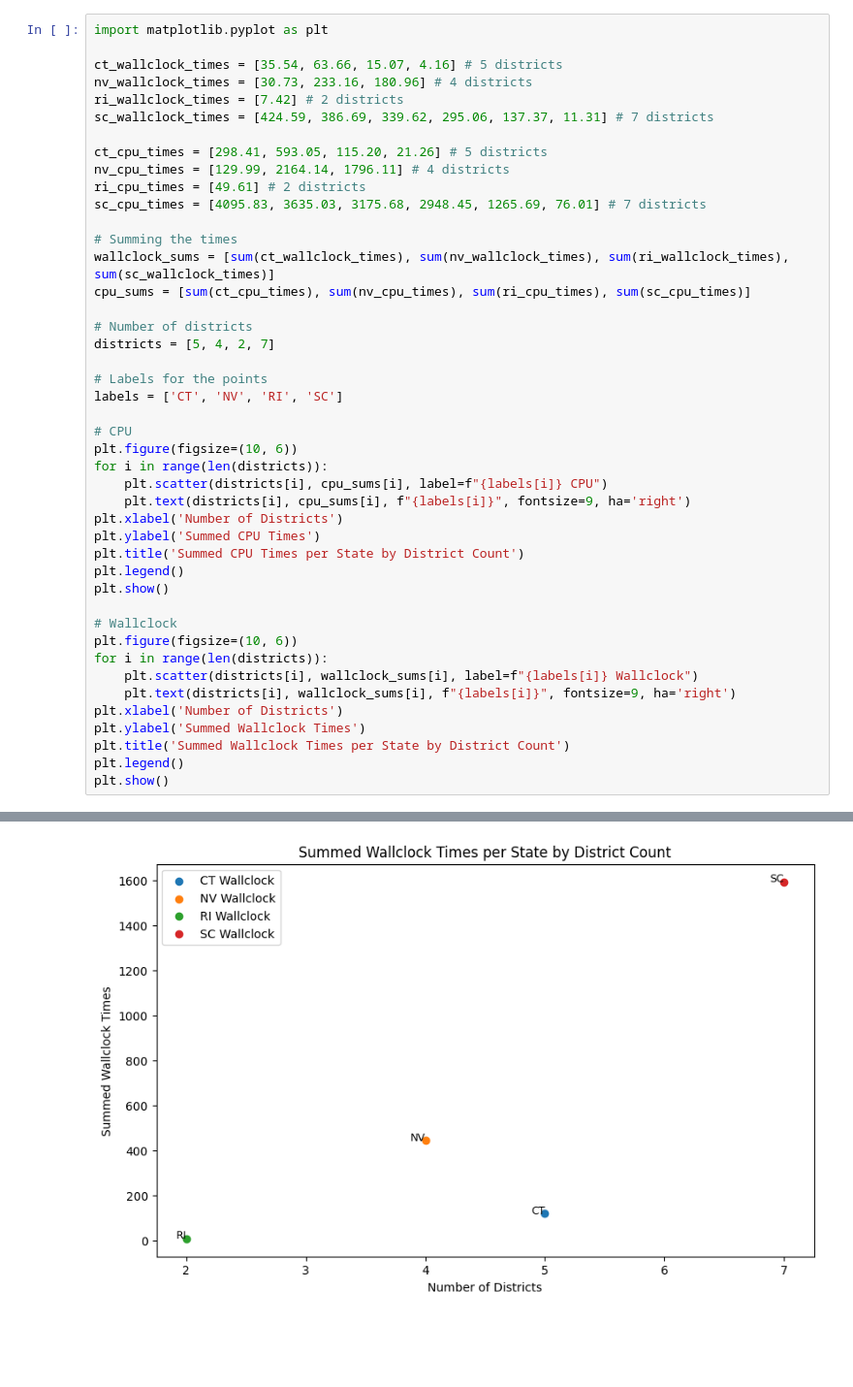
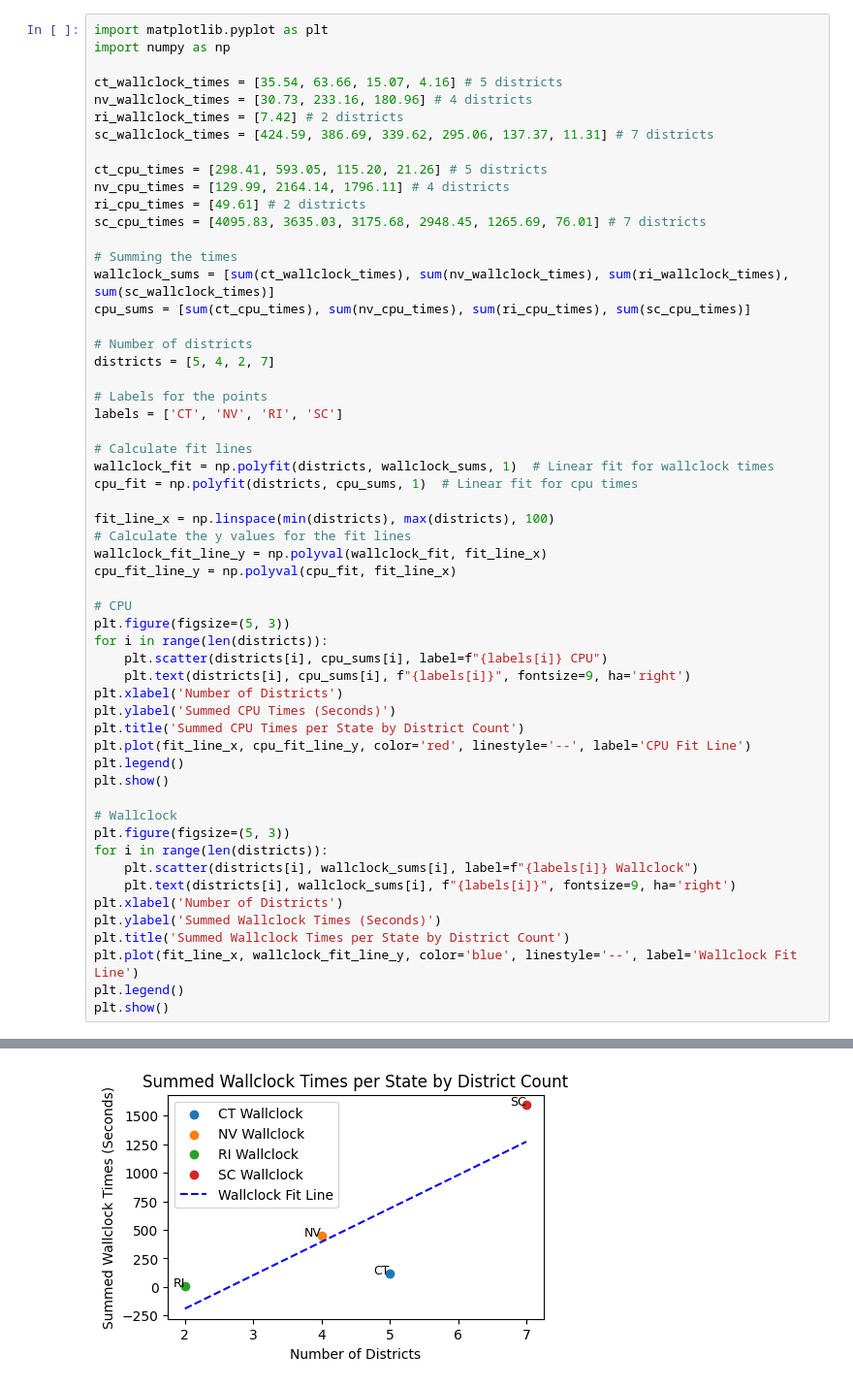
Before and after one commit to dinglucy/district_dwellers, a Jupyter notebook: runtimes.ipynb, the cells around one changed output, grey strips where cells are left out. Shown at 97% size. Saved outputs shown, nothing was run; the diff lists cells and outputs as text; blank space fills up the shorter version.

Commit message:
adding cute new graphs

```diff
--- a/runtimes.ipynb
+++ b/runtimes.ipynb
@@ -1,5 +1,6 @@
 # %%
 import matplotlib.pyplot as plt
+import numpy as np
 
 ct_wallclock_times = [35.54, 63.66, 15.07, 4.16] # 5 districts
 nv_wallclock_times = [30.73, 233.16, 180.96] # 4 districts
@@ -21,25 +22,36 @@ districts = [5, 4, 2, 7]
 # Labels for the points
 labels = ['CT', 'NV', 'RI', 'SC']
 
+# Calculate fit lines
+wallclock_fit = np.polyfit(districts, wallclock_sums, 1)  # Linear fit for wallclock times
+cpu_fit = np.polyfit(districts, cpu_sums, 1)  # Linear fit for cpu times
+
+fit_line_x = np.linspace(min(districts), max(districts), 100)
+# Calculate the y values for the fit lines
+wallclock_fit_line_y = np.polyval(wallclock_fit, fit_line_x)
+cpu_fit_line_y = np.polyval(cpu_fit, fit_line_x)
+
 # CPU
-plt.figure(figsize=(10, 6))
+plt.figure(figsize=(5, 3))
 for i in range(len(districts)):
     plt.scatter(districts[i], cpu_sums[i], label=f"{labels[i]} CPU")
     plt.text(districts[i], cpu_sums[i], f"{labels[i]}", fontsize=9, ha='right')
 plt.xlabel('Number of Districts')
-plt.ylabel('Summed CPU Times')
+plt.ylabel('Summed CPU Times (Seconds)')
 plt.title('Summed CPU Times per State by District Count')
+plt.plot(fit_line_x, cpu_fit_line_y, color='red', linestyle='--', label='CPU Fit Line')
 plt.legend()
 plt.show()
 
 # Wallclock
-plt.figure(figsize=(10, 6))
+plt.figure(figsize=(5, 3))
 for i in range(len(districts)):
     plt.scatter(districts[i], wallclock_sums[i], label=f"{labels[i]} Wallclock")
     plt.text(districts[i], wallclock_sums[i], f"{labels[i]}", fontsize=9, ha='right')
 plt.xlabel('Number of Districts')
-plt.ylabel('Summed Wallclock Times')
+plt.ylabel('Summed Wallclock Times (Seconds)')
 plt.title('Summed Wallclock Times per State by District Count')
+plt.plot(fit_line_x, wallclock_fit_line_y, color='blue', linestyle='--', label='Wallclock Fit Line')
 plt.legend()
 plt.show()
 # %% [output]
@@ -47 +59 @@ plt.show()
-[figure, old version]
+[figure, new version]
```
Also changed, not shown: parts of 1 cell of this notebook, 2 other files.
